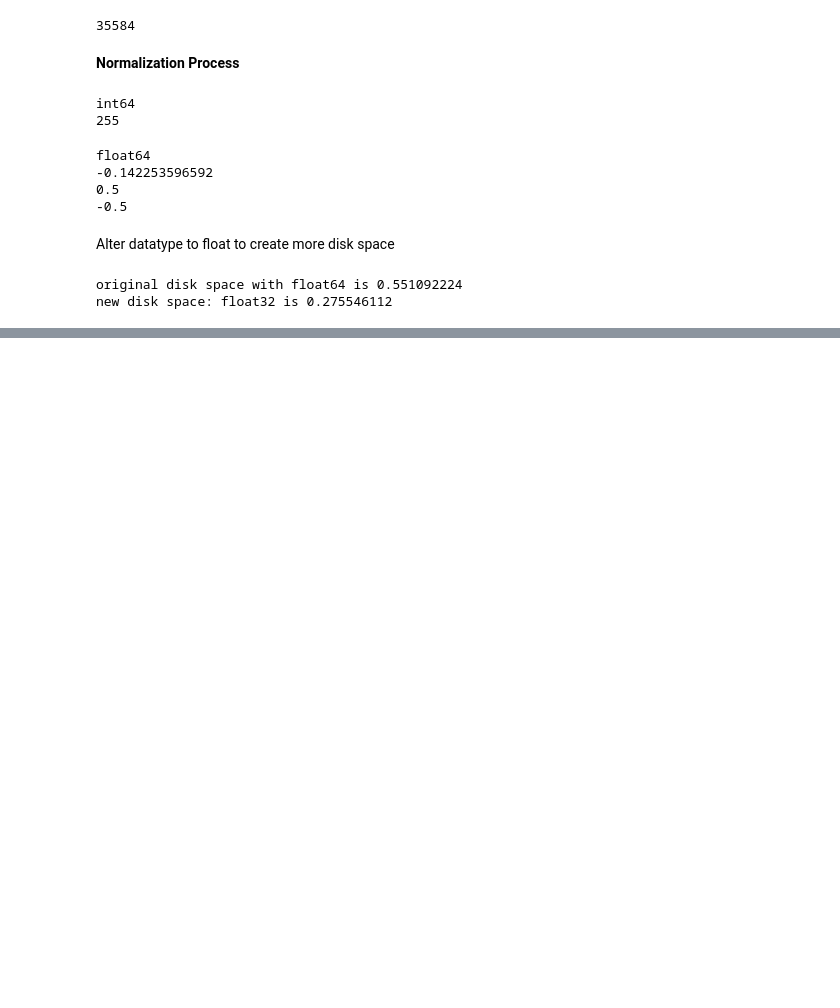
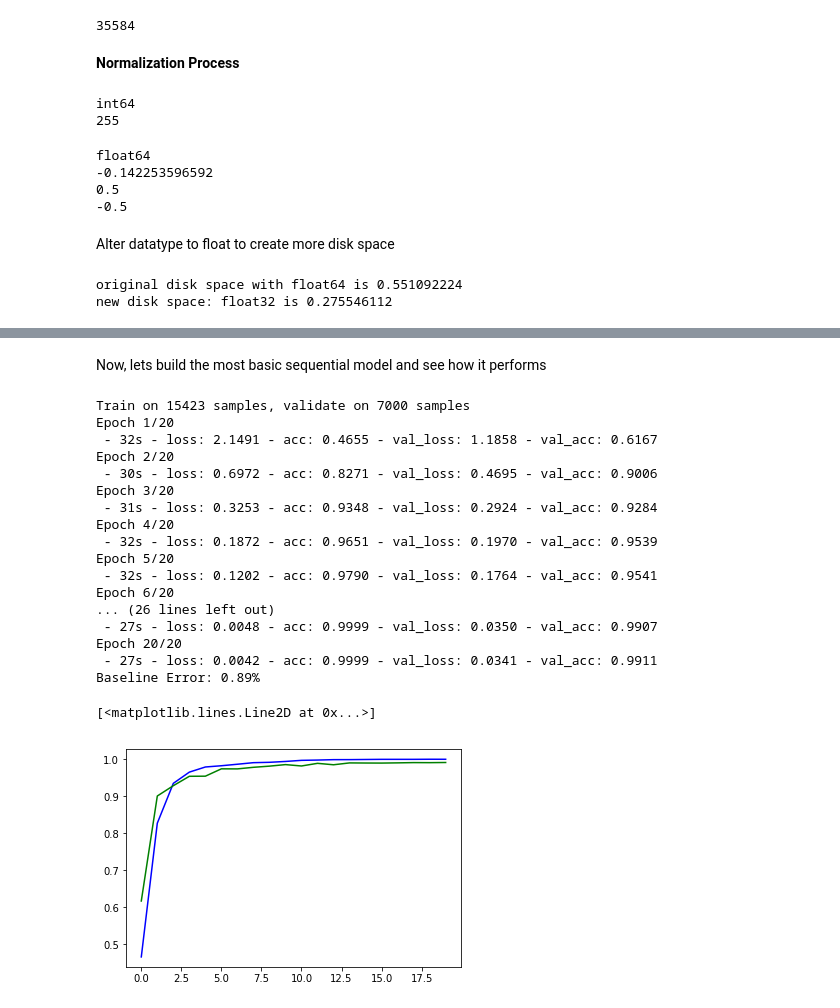
Before and after one commit to showmalley/code_portfolio, a Jupyter notebook: Python -- Deep Learning/DistractedDrivingImagePrediction/DeepLearning_FinalProject.ipynb, the cells around one changed output, grey strips where cells are left out. Drawn from its saved outputs; the diff is of its cells as text; code cells hidden in the pictures; blank space fills up the shorter version.

Commit message:
completed model one with a concerning amount of accuracy

```diff
--- a/Python -- Deep Learning/DistractedDrivingImagePrediction/DeepLearning_FinalProject.ipynb
+++ b/Python -- Deep Learning/DistractedDrivingImagePrediction/DeepLearning_FinalProject.ipynb
@@ -264,4 +265,4 @@ with h5py.File('testdata.hdf5','w') as f:
     f.create_dataset('X', data=X_test)
 # %%
 with h5py.File('testdata.hdf5','r') as f:
-    X_test = f['X'][()] #the [()] means load all data
+    X_Final_Test = f['X'][()] #the [()] means load all data
@@ -292,0 +300,50 @@ Y Train:
+# %%
+num_pixels = X_train.shape[1] * X_train.shape[2]
+num_classes = Y_test.shape[1]
+# %%
+X_train = X_train.reshape(X_train.shape[0], num_pixels).astype('float32')
+X_test = X_test.reshape(X_test.shape[0], num_pixels).astype('float32')
+# %% [markdown]
+Now, lets build the most basic sequential model and see how it performs
+# %%
+# Create Model as Function
+def simple_sequential_model():
+    model = Sequential()
+    model.add(Dense(num_pixels, input_dim=num_pixels, activation='relu'))
+    model.add(Dense(num_classes, activation='softmax'))
+    model.compile(loss= 'categorical_crossentropy' , optimizer= 'adam' , metrics=[ 'accuracy' ])
+    return model
+# %%
+# Build Model
+model = simple_sequential_model()
+
+# Fit Model
+history = model.fit(X_train, Y_train, validation_data=(X_test, Y_test), epochs=20, batch_size=200, verbose=2)
+
+# Evaluate Model
+scores = model.evaluate(X_test, Y_test, verbose=0)
+print("Baseline Error: %.2f%%" % (100-scores[1]*100))
+
+# Visualize Model
+plt.plot(history.history['acc'],'b') #train acc
+plt.plot(history.history['val_acc'],'g') #val acc
+# %% [output]
+Train on 15423 samples, validate on 7000 samples
+Epoch 1/20
+ - 32s - loss: 2.1491 - acc: 0.4655 - val_loss: 1.1858 - val_acc: 0.6167
+Epoch 2/20
+ - 30s - loss: 0.6972 - acc: 0.8271 - val_loss: 0.4695 - val_acc: 0.9006
+Epoch 3/20
+ - 31s - loss: 0.3253 - acc: 0.9348 - val_loss: 0.2924 - val_acc: 0.9284
+Epoch 4/20
+ - 32s - loss: 0.1872 - acc: 0.9651 - val_loss: 0.1970 - val_acc: 0.9539
+Epoch 5/20
+ - 32s - loss: 0.1202 - acc: 0.9790 - val_loss: 0.1764 - val_acc: 0.9541
+Epoch 6/20
+... (26 lines left out)
+ - 27s - loss: 0.0048 - acc: 0.9999 - val_loss: 0.0350 - val_acc: 0.9907
+Epoch 20/20
+ - 27s - loss: 0.0042 - acc: 0.9999 - val_loss: 0.0341 - val_acc: 0.9911
+Baseline Error: 0.89%
+[<matplotlib.lines.Line2D at 0x...>]
+[figure, added]
```
Also changed, not shown: parts of 16 cells of this notebook.
